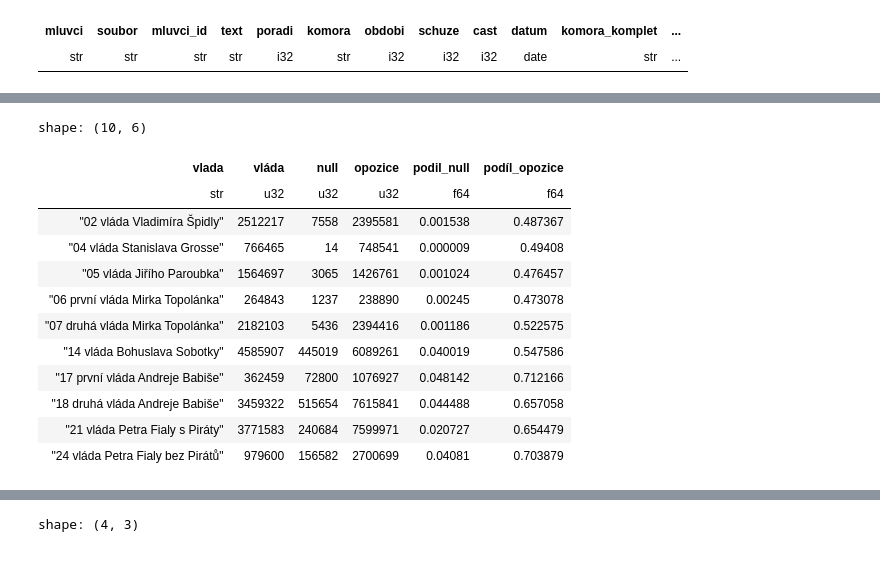
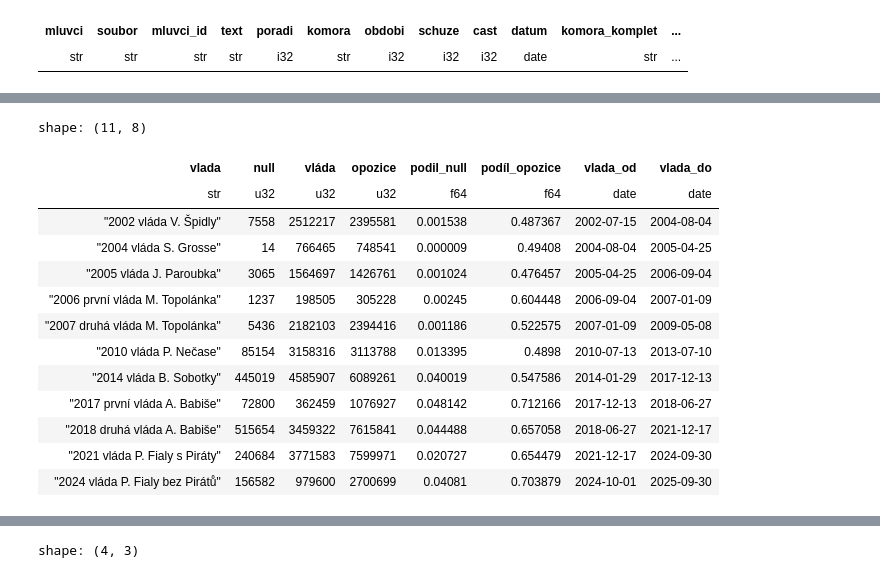
Before and after one commit to DataRozhlas/stenoprotokoly, a Jupyter notebook: 901b_mluvci.ipynb, the cells around one changed output, grey strips where cells are left out. Drawn from its saved outputs; the diff is of its cells as text; code cells hidden in the pictures.

```diff
--- a/901b_mluvci.ipynb
+++ b/901b_mluvci.ipynb
@@ -676,23 +683,23 @@ shape: (0, 31)
 | str | str | str | str | i32 | str | i32 | i32 | i32 | date | str | ... |
 # %%
 vlady = [
-    {'vlada': '92 první vláda Václava Klause', 'vlada_od': '2. 7. 1992', 'vlada_do': '4. 7. 1996'},
-    {'vlada': '96 druhá vláda Václava Klause', 'vlada_od': '4. 7. 1996', 'vlada_do': '2. 1. 1998'},
-    {'vlada': '98 vláda Josefa Tošovského', 'vlada_od': '2. 1. 1998', 'vlada_do': '22. 7. 1998'},
-    {'vlada': '02 vláda Miloše Zemana', 'vlada_od': '22. 7. 1998', 'vlada_do': '15. 7. 2002', 'koalice_kandidatka':['ČSSD'], 'opozice_kandidatka': ['ODS','US','KDU-ČSL','KSČM'], 'koalice_navrhovatel':[], 'opozice_navrhovatel':[]},
-    {'vlada': '02 vláda Vladimíra Špidly', 'vlada_od': '15. 7. 2002', 'vlada_do': '4. 8. 2004', 'koalice_kandidatka':['ČSSD','US','K'], 'opozice_kandidatka': ['ODS','KSČM'], 'koalice_navrhovatel':[], 'opozice_navrhovatel':[]},
-    {'vlada': '04 vláda Stanislava Grosse', 'vlada_od': '4. 8. 2004', 'vlada_do': '25. 4. 2005', 'koalice_kandidatka':['ČSSD','US','K'], 'opozice_kandidatka': ['ODS','KSČM'], 'koalice_navrhovatel':[], 'opozice_navrhovatel':[]},
-    {'vlada': '05 vláda Jiřího Paroubka', 'vlada_od': '25. 4. 2005', 'vlada_do': '4. 9. 2006', 'koalice_kandidatka':['ČSSD','US','K'], 'opozice_kandidatka': ['ODS','KSČM'], 'koalice_navrhovatel':[], 'opozice_navrhovatel':[]},
-    {'vlada': '06 první vláda Mirka Topolánka', 'vlada_od': '4. 9. 2006', 'vlada_do': '9. 1. 2007', 'koalice_kandidatka':['ODS','KDU-ČSL','SZ'], 'opozice_kandidatka':['ČSSD','KSČM'], 'koalice_navrhovatel':[], 'opozice_navrhovatel':[]},
-    {'vlada': '07 druhá vláda Mirka Topolánka', 'vlada_od': '9. 1. 2007', 'vlada_do': '8. 5. 2009', 'koalice_kandidatka':['ODS','KDU-ČSL','SZ'], 'opozice_kandidatka':['ČSSD','KSČM'], 'koalice_navrhovatel':[], 'opozice_navrhovatel':[]},
-    {'vlada': '09 vláda Jana Fischera', 'vlada_od': '8. 5. 2009', 'vlada_do': '13. 7. 2010'},
-    {'vlada': '10 vláda Petra Nečase', 'vlada_od': '13. 7. 2010', 'vlada_do': '10. 7. 2013'},
-    {'vlada': '13 vláda Jiřího Rusnoka', 'vlada_od': '10. 7. 2013', 'vlada_do': '29. 1. 2014'},
-    {'vlada': '14 vláda Bohuslava Sobotky', 'vlada_od': '29. 1. 2014', 'vlada_do': '13. 12. 2017', 'koalice_kandidatka':["ANO2011","KDU-ČSL","ČSSD"],'koalice_navrhovatel':[],'opozice_kandidatka':["KSČM","ODS","TOP09","Usvit"], 'opozice_navrhovatel':[]},
-    {'vlada': '17 první vláda Andreje Babiše', 'vlada_od': '13. 12. 2017', 'vlada_do': '27. 6. 2018', 'koalice_kandidatka':["ANO2011"],'koalice_navrhovatel':[],'opozice_kandidatka':["ČSSD","TOP09","KDU-ČSL","STAN","Piráti","ODS","SPD","KSČM"],  'opozice_navrhovatel':[]},
-    {'vlada': '18 druhá vláda Andreje Babiše', 'vlada_od': '27. 6. 2018', 'vlada_do': '17. 12. 2021', 'koalice_kandidatka':["ČSSD","ANO2011"],'koalice_navrhovatel':[],'opozice_kandidatka':["TOP09","KDU-ČSL","STAN","Piráti","ODS","SPD","KSČM"], 'opozice_navrhovatel':[]},
-    {'vlada': '21 vláda Petra Fialy s Piráty', 'vlada_od': '17. 12. 2021', 'vlada_do': '30. 9. 2024', 'koalice_kandidatka':['SPOLU'],'koalice_navrhovatel':['STAN','ODS','KDU-ČSL','TOP09','Piráti'], 'opozice_kandidatka':['ANO2011','SPD'],'opozice_navrhovatel':[]},
-    {'vlada': '24 vláda Petra Fialy bez Pirátů', 'vlada_od': '1. 10. 2024', 'vlada_do': '30. 9. 2025', 'koalice_kandidatka':['SPOLU'],'koalice_navrhovatel':['STAN','ODS','KDU-ČSL','TOP09'],'opozice_kandidatka':['ANO2011','SPD'],'opozice_navrhovatel':['Piráti']},
+    {'vlada': '1992 první vláda V. Klause', 'vlada_od': '2. 7. 1992', 'vlada_do': '4. 7. 1996'},
+    {'vlada': '1996 druhá vláda V. Klause', 'vlada_od': '4. 7. 1996', 'vlada_do': '2. 1. 1998'},
+    {'vlada': '1998 vláda J. Tošovského', 'vlada_od': '2. 1. 1998', 'vlada_do': '22. 7. 1998'},
+    {'vlada': '2002 vláda M. Zemana', 'vlada_od': '22. 7. 1998', 'vlada_do': '15. 7. 2002', 'koalice_kandidatka':['ČSSD'], 'opozice_kandidatka': ['ODS','US','KDU-ČSL','KSČM'], 'koalice_navrhovatel':[], 'opozice_navrhovatel':[]},
+    {'vlada': '2002 vláda V. Špidly', 'vlada_od': '15. 7. 2002', 'vlada_do': '4. 8. 2004', 'koalice_kandidatka':['ČSSD','US','K'], 'opozice_kandidatka': ['ODS','KSČM'], 'koalice_navrhovatel':[], 'opozice_navrhovatel':[]},
+    {'vlada': '2004 vláda S. Grosse', 'vlada_od': '4. 8. 2004', 'vlada_do': '25. 4. 2005', 'koalice_kandidatka':['ČSSD','US','K'], 'opozice_kandidatka': ['ODS','KSČM'], 'koalice_navrhovatel':[], 'opozice_navrhovatel':[]},
+    {'vlada': '2005 vláda J. Paroubka', 'vlada_od': '25. 4. 2005', 'vlada_do': '4. 9. 2006', 'koalice_kandidatka':['ČSSD','US','K'], 'opozice_kandidatka': ['ODS','KSČM'], 'koalice_navrhovatel':[], 'opozice_navrhovatel':[]},
+    {'vlada': '2006 první vláda M. Topolánka', 'vlada_od': '4. 9. 2006', 'vlada_do': '9. 1. 2007', 'koalice_kandidatka':['ODS'], 'opozice_kandidatka':['ČSSD','KSČM','KDU-ČSL','SZ'], 'koalice_navrhovatel':[], 'opozice_navrhovatel':[]},
+    {'vlada': '2007 druhá vláda M. Topolánka', 'vlada_od': '9. 1. 2007', 'vlada_do': '8. 5. 2009', 'koalice_kandidatka':['ODS','KDU-ČSL','SZ'], 'opozice_kandidatka':['ČSSD','KSČM'], 'koalice_navrhovatel':[], 'opozice_navrhovatel':[]},
+    {'vlada': '2009 vláda J. Fischera', 'vlada_od': '8. 5. 2009', 'vlada_do': '13. 7. 2010'},
+    {'vlada': '2010 vláda P. Nečase', 'vlada_od': '13. 7. 2010', 'vlada_do': '10. 7. 2013', 'koalice_kandidatka':['ODS','TOP09','VV'], 'opozice_kandidatka':['ČSSD','KSČM'], 'koalice_navrhovatel':[], 'opozice_navrhovatel':[]},
+    {'vlada': '2013 vláda J. Rusnoka', 'vlada_od': '10. 7. 2013', 'vlada_do': '29. 1. 2014'},
+    {'vlada': '2014 vláda B. Sobotky', 'vlada_od': '29. 1. 2014', 'vlada_do': '13. 12. 2017', 'koalice_kandidatka':["ANO2011","KDU-ČSL","ČSSD"],'koalice_navrhovatel':[],'opozice_kandidatka':["KSČM","ODS","TOP09","Usvit"], 'opozice_navrhovatel':[]},
+    {'vlada': '2017 první vláda A. Babiše', 'vlada_od': '13. 12. 2017', 'vlada_do': '27. 6. 2018', 'koalice_kandidatka':["ANO2011"],'koalice_navrhovatel':[],'opozice_kandidatka':["ČSSD","TOP09","KDU-ČSL","STAN","Piráti","ODS","SPD","KSČM"],  'opozice_navrhovatel':[]},
+    {'vlada': '2018 druhá vláda A. Babiše', 'vlada_od': '27. 6. 2018', 'vlada_do': '17. 12. 2021', 'koalice_kandidatka':["ČSSD","ANO2011"],'koalice_navrhovatel':[],'opozice_kandidatka':["TOP09","KDU-ČSL","STAN","Piráti","ODS","SPD","KSČM"], 'opozice_navrhovatel':[]},
+    {'vlada': '2021 vláda P. Fialy s Piráty', 'vlada_od': '17. 12. 2021', 'vlada_do': '30. 9. 2024', 'koalice_kandidatka':['SPOLU'],'koalice_navrhovatel':['STAN','ODS','KDU-ČSL','TOP09','Piráti'], 'opozice_kandidatka':['ANO2011','SPD'],'opozice_navrhovatel':[]},
+    {'vlada': '2024 vláda P. Fialy bez Pirátů', 'vlada_od': '1. 10. 2024', 'vlada_do': '30. 9. 2025', 'koalice_kandidatka':['SPOLU'],'koalice_navrhovatel':['STAN','ODS','KDU-ČSL','TOP09'],'opozice_kandidatka':['ANO2011','SPD'],'opozice_navrhovatel':['Piráti']},
 ]
 
 vlady = pl.DataFrame(
@@ -759,22 +792,25 @@ df_vlady = df.filter(
 # %%
 df_vlady.group_by(['vlada','vlada_opo']).agg(pl.col('pocet_slov').sum()).sort(by=['vlada']).pivot(
     index='vlada',on='vlada_opo'
 ).with_columns(
     (pl.col("null") / (pl.col("null") + pl.col("vláda") + pl.col("opozice"))).alias("podil_null")
 ).with_columns(
     (pl.col("opozice") / (pl.col("null") + pl.col("vláda") + pl.col("opozice"))).alias("podíl_opozice")
-).filter(pl.col('podil_null') < 0.05)
+).filter(pl.col('podil_null') < 0.05).join(
+    vlady.unique(subset='vlada',keep='first').select(pl.col(['vlada','vlada_od','vlada_do'])), how='left', on='vlada'
+)
 # %% [output]
-shape: (10, 6)
+shape: (11, 8)
-| vlada | vláda | null | opozice | podil_null | podíl_opozice |
-| str | u32 | u32 | u32 | f64 | f64 |
-| "02 vláda Vladimíra Špidly" | 2512217 | 7558 | 2395581 | 0.001538 | 0.487367 |
-| "04 vláda Stanislava Grosse" | 766465 | 14 | 748541 | 0.000009 | 0.49408 |
-| "05 vláda Jiřího Paroubka" | 1564697 | 3065 | 1426761 | 0.001024 | 0.476457 |
-| "06 první vláda Mirka Topolánka" | 264843 | 1237 | 238890 | 0.00245 | 0.473078 |
-| "07 druhá vláda Mirka Topolánka" | 2182103 | 5436 | 2394416 | 0.001186 | 0.522575 |
-| "14 vláda Bohuslava Sobotky" | 4585907 | 445019 | 6089261 | 0.040019 | 0.547586 |
-| "17 první vláda Andreje Babiše" | 362459 | 72800 | 1076927 | 0.048142 | 0.712166 |
-| "18 druhá vláda Andreje Babiše" | 3459322 | 515654 | 7615841 | 0.044488 | 0.657058 |
-| "21 vláda Petra Fialy s Piráty" | 3771583 | 240684 | 7599971 | 0.020727 | 0.654479 |
-| "24 vláda Petra Fialy bez Pirátů" | 979600 | 156582 | 2700699 | 0.04081 | 0.703879 |
+| vlada | null | vláda | opozice | podil_null | podíl_opozice | vlada_od | vlada_do |
+| str | u32 | u32 | u32 | f64 | f64 | date | date |
+| "2002 vláda V. Špidly" | 7558 | 2512217 | 2395581 | 0.001538 | 0.487367 | 2002-07-15 | 2004-08-04 |
+| "2004 vláda S. Grosse" | 14 | 766465 | 748541 | 0.000009 | 0.49408 | 2004-08-04 | 2005-04-25 |
+| "2005 vláda J. Paroubka" | 3065 | 1564697 | 1426761 | 0.001024 | 0.476457 | 2005-04-25 | 2006-09-04 |
+| "2006 první vláda M. Topolánka" | 1237 | 198505 | 305228 | 0.00245 | 0.604448 | 2006-09-04 | 2007-01-09 |
+| "2007 druhá vláda M. Topolánka" | 5436 | 2182103 | 2394416 | 0.001186 | 0.522575 | 2007-01-09 | 2009-05-08 |
+| "2010 vláda P. Nečase" | 85154 | 3158316 | 3113788 | 0.013395 | 0.4898 | 2010-07-13 | 2013-07-10 |
+| "2014 vláda B. Sobotky" | 445019 | 4585907 | 6089261 | 0.040019 | 0.547586 | 2014-01-29 | 2017-12-13 |
+| "2017 první vláda A. Babiše" | 72800 | 362459 | 1076927 | 0.048142 | 0.712166 | 2017-12-13 | 2018-06-27 |
+| "2018 druhá vláda A. Babiše" | 515654 | 3459322 | 7615841 | 0.044488 | 0.657058 | 2018-06-27 | 2021-12-17 |
+| "2021 vláda P. Fialy s Piráty" | 240684 | 3771583 | 7599971 | 0.020727 | 0.654479 | 2021-12-17 | 2024-09-30 |
+| "2024 vláda P. Fialy bez Pirátů" | 156582 | 979600 | 2700699 | 0.04081 | 0.703879 | 2024-10-01 | 2025-09-30 |
```
Also changed, not shown: parts of 33 cells of this notebook, 11 other files.
